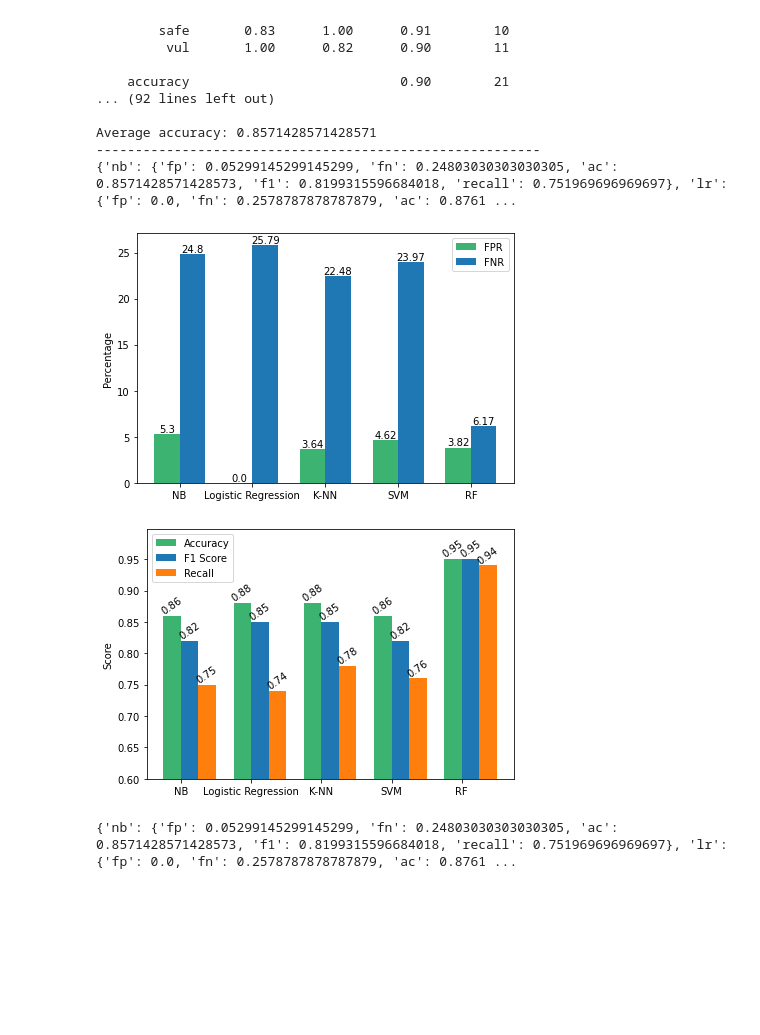
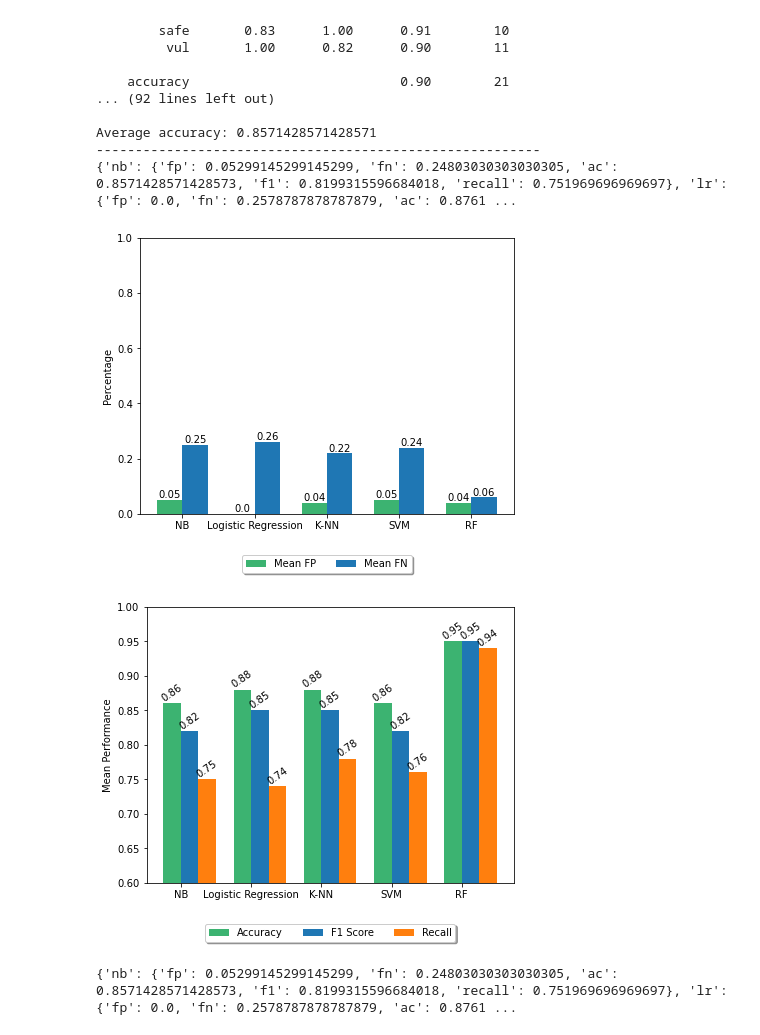
Before and after one commit to mojtaba-eshghie/Dynamit, a Jupyter notebook: detector/dynamit-no-callstack.ipynb, the cells around one changed output. Saved outputs shown, nothing was run; the diff lists cells and outputs as text; code cells hidden in the pictures; blank space fills up the shorter version.

Commit message:
added some corrections to mean fn and fp plots. Export some plots as svg

```diff
--- a/detector/dynamit-no-callstack.ipynb
+++ b/detector/dynamit-no-callstack.ipynb
@@ -947,8 +937,8 @@ recall_ = list()
 
 for classifier, classifier_dict in perfs_dict.items():
 
-    fp_.append(round(classifier_dict['fp'] * 100, 2))
-    fn_.append(round(classifier_dict['fn'] * 100, 2))
+    fp_.append(round(classifier_dict['fp'], 2))
+    fn_.append(round(classifier_dict['fn'], 2))
     f1_.append(round(classifier_dict['f1'], 2))
     ac_.append(round(classifier_dict['ac'], 2))
     recall_.append(round(classifier_dict['recall'], 2))
@@ -959,40 +949,43 @@ labels = ['NB', 'Logistic Regression', 'K-NN', 'SVM', 'RF']
 
 x = np.arange(len(labels))  # the label locations
 width = 0.35  # the width of the bars
 
 
 
 fig, ax = plt.subplots()
-rects1 = ax.bar(x - width/2, fp_, width, label='FPR', color='mediumseagreen')
-rects2 = ax.bar(x + width/2, fn_, width, label='FNR')
+rects1 = ax.bar(x - width/2, fp_, width, label='Mean FP', color='mediumseagreen')
+rects2 = ax.bar(x + width/2, fn_, width, label='Mean FN')
 
 # Add some text for labels, title and custom x-axis tick labels, etc.
 ax.set_ylabel('Percentage')
 #ax.set_title('Number of False Positive and False Negative')
 ax.set_xticks(x)
+ax.set_ylim(top=1.0)
 ax.set_xticklabels(labels)
-ax.legend()
+#ax.legend()
+ax.legend(loc='upper center', bbox_to_anchor=(0.5, -0.13),
+          fancybox=True, shadow=True, ncol=5)
+
 
 
 def autolabel(rects):
     """Attach a text label above each bar in *rects*, displaying its height."""
     for rect in rects:
         height = rect.get_height()
         ax.annotate('{}'.format(height),
                     xy=(rect.get_x() + rect.get_width() / 2, height),
                     xytext=(0, 0),  # 3 points vertical offset
                     textcoords="offset points",
                     ha='center', va='bottom')
 
 
 autolabel(rects1)
 autolabel(rects2)
-plt.rcParams["figure.figsize"] = (6, 4)
+plt.rcParams["figure.figsize"] = (6, 5)
 fig.tight_layout()
-plt.savefig('fpr_fnr_no_callstack.pdf')
-plt.show()
+plt.savefig('fp_fn_no_callstack.svg')
 # %% [output]
-[figure, old version]
+[figure, new version]
 # %%
 # Ploting the f1_score, accuracy, and recall
 
@@ -1008,13 +1001,18 @@ fig, ax = plt.subplots()
 rects1 = ax.bar(x - width/2, ac_, width, label='Accuracy', color='mediumseagreen')
 rects2 = ax.bar(x + width/2, f1_, width, label='F1 Score')
 rects3 = ax.bar(x + 3*width/2, recall_, width, label='Recall')
-ax.set_ylim(bottom=0.60)
+ax.set_ylim(bottom=0.60, top=1.0)
+#ax.set_ylim(bottom=0.60)
 # Add some text for labels, title and custom x-axis tick labels, etc.
-ax.set_ylabel('Score')
+ax.set_ylabel('Mean Performance')
 #ax.set_title('Number of False Positive and False Negative')
 ax.set_xticks(x)
 ax.set_xticklabels(labels)
-ax.legend()
+#ax.legend()
+ax.legend(loc='upper center', bbox_to_anchor=(0.5, -0.13),
+          fancybox=True, shadow=True, ncol=5)
+
+
 
 
 def autolabel(rects, rect_num=None):
@@ -1034,12 +1032,13 @@ def autolabel(rects, rect_num=None):
 autolabel(rects1)
 autolabel(rects2, rect_num=2)
 autolabel(rects3)
+
+plt.rcParams["figure.figsize"] = (6, 5)
 fig.tight_layout()
-
-plt.savefig('ac_f1_recall_no_callstack.pdf')
+plt.savefig('ac_f1_recall_no_callstack.svg')
 plt.show()
 # %% [output]
-[figure, old version]
+[figure, new version]
 # %%
 print(perfs_dict)
 # %% [output]
```
Also changed, not shown: parts of 2 cells of this notebook, 7 other files.
